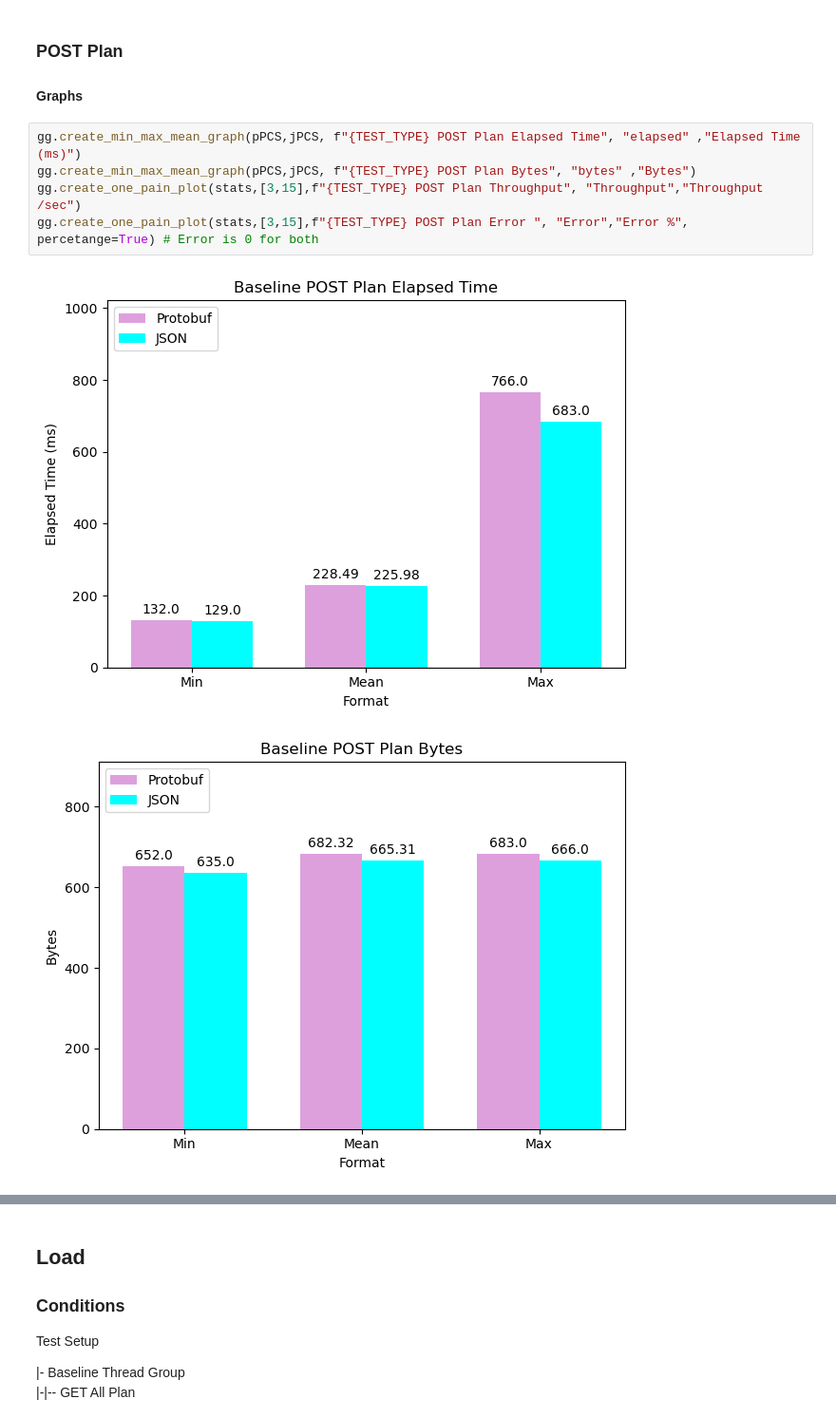
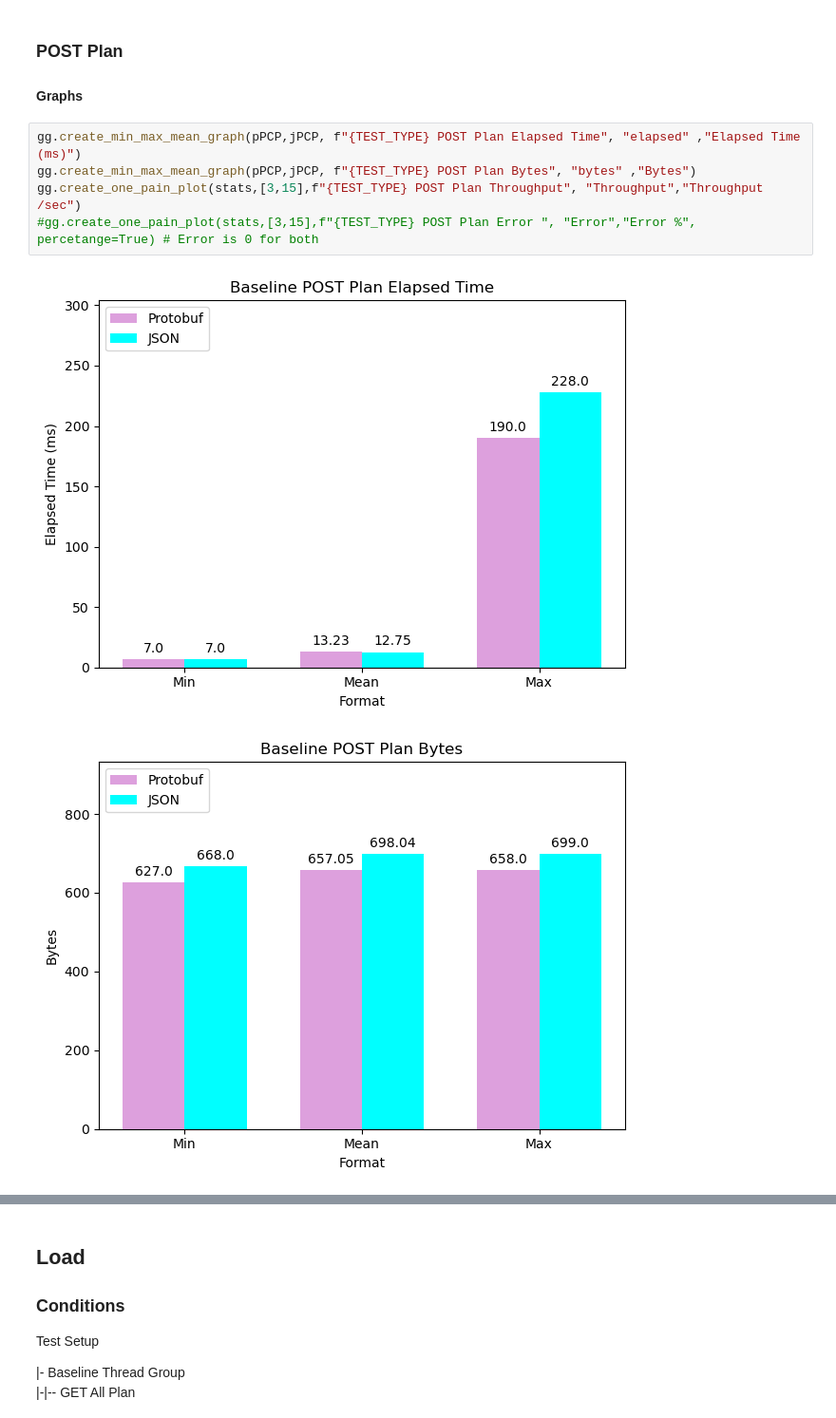
Before and after one commit to tam65r/protobuf-in-REST-aplication, a Jupyter notebook: Data/python/statistical_analysis.ipynb, the cells around one changed output, grey strips where cells are left out. Shown at 95% size. Drawn from its saved outputs; the diff is of its cells as text.

```diff
--- a/Data/python/statistical_analysis.ipynb
+++ b/Data/python/statistical_analysis.ipynb
@@ -151,11 +189,11 @@ gg.create_one_pain_plot(stats,[2,14],f"{TEST_TYPE} POST Subscriber Error ", "Err
 
 #### Graphs
 # %%
-gg.create_min_max_mean_graph(pPCS,jPCS, f"{TEST_TYPE} POST Plan Elapsed Time", "elapsed" ,"Elapsed Time (ms)")
-gg.create_min_max_mean_graph(pPCS,jPCS, f"{TEST_TYPE} POST Plan Bytes", "bytes" ,"Bytes")
+gg.create_min_max_mean_graph(pPCP,jPCP, f"{TEST_TYPE} POST Plan Elapsed Time", "elapsed" ,"Elapsed Time (ms)")
+gg.create_min_max_mean_graph(pPCP,jPCP, f"{TEST_TYPE} POST Plan Bytes", "bytes" ,"Bytes")
 gg.create_one_pain_plot(stats,[3,15],f"{TEST_TYPE} POST Plan Throughput", "Throughput","Throughput /sec")
-gg.create_one_pain_plot(stats,[3,15],f"{TEST_TYPE} POST Plan Error ", "Error","Error %", percetange=True) # Error is 0 for both
+#gg.create_one_pain_plot(stats,[3,15],f"{TEST_TYPE} POST Plan Error ", "Error","Error %", percetange=True) # Error is 0 for both
 # %% [output]
-[figure, old version]
+[figure, new version]
-[figure, old version]
+[figure, new version]
 [figure]
```
Also changed, not shown: parts of 45 cells of this notebook, 2 other files.
